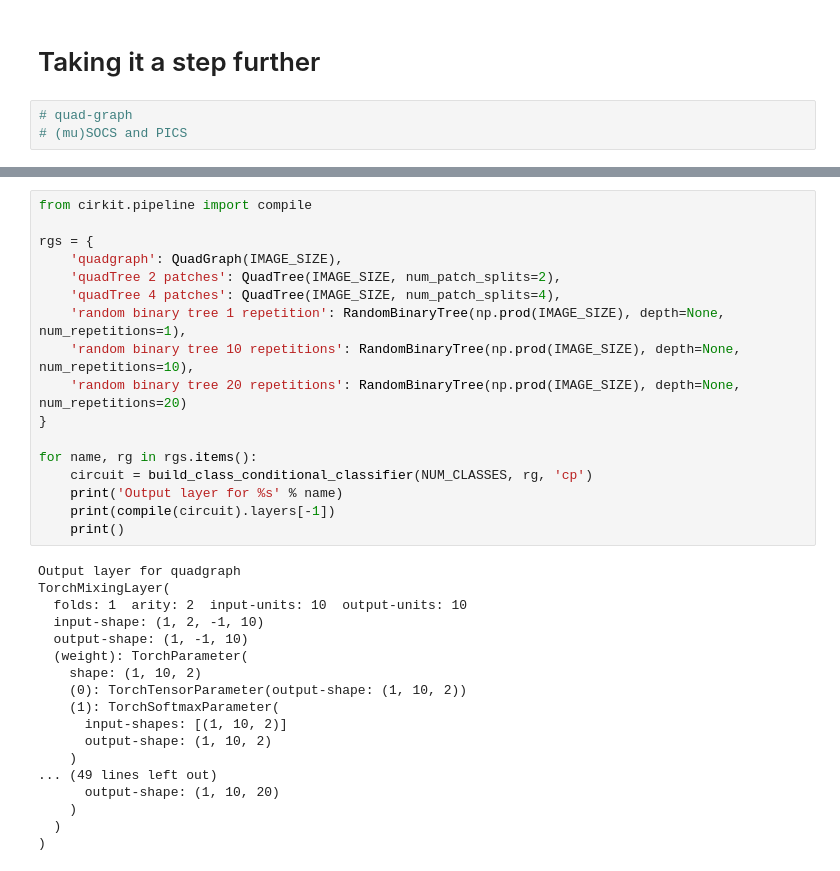
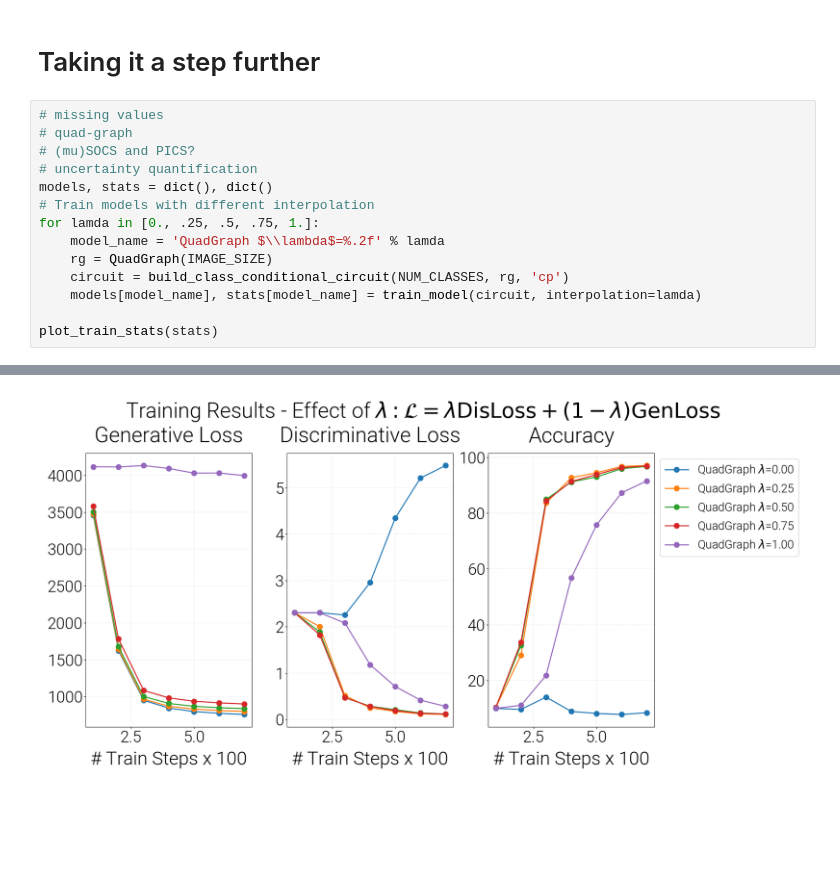
Before and after one commit to april-tools/cirkit, a Jupyter notebook: notebooks/generative-circuit.ipynb, the cells around one changed output, grey strips where cells are left out. Drawn from its saved outputs; the diff is of its cells as text; blank space fills up the shorter version.

```diff
--- a/notebooks/generative-circuit.ipynb
+++ b/notebooks/generative-circuit.ipynb
@@ -415,5 +522,17 @@ Bits per dimension: 1.206
 # %% [markdown]
 # Taking it a step further
 # %%
+# missing values
 # quad-graph
-# (mu)SOCS and PICS
+# (mu)SOCS and PICS?
+# uncertainty quantification
+models, stats = dict(), dict()
+# Train models with different interpolation
+for lamda in [0., .25, .5, .75, 1.]:
+    model_name = 'QuadGraph $\\lambda$=%.2f' % lamda
+    rg = QuadGraph(IMAGE_SIZE)
+    circuit = build_class_conditional_circuit(NUM_CLASSES, rg, 'cp')
+    models[model_name], stats[model_name] = train_model(circuit, interpolation=lamda)
+
+plot_train_stats(stats)
+# %% [output]
@@ -420,35 +556 @@ Bits per dimension: 1.206
+[figure, added]
-# %%
-from cirkit.pipeline import compile
-
-rgs = {
-    'quadgraph': QuadGraph(IMAGE_SIZE),
-    'quadTree 2 patches': QuadTree(IMAGE_SIZE, num_patch_splits=2),
-    'quadTree 4 patches': QuadTree(IMAGE_SIZE, num_patch_splits=4),
-    'random binary tree 1 repetition': RandomBinaryTree(np.prod(IMAGE_SIZE), depth=None, num_repetitions=1),
-    'random binary tree 10 repetitions': RandomBinaryTree(np.prod(IMAGE_SIZE), depth=None, num_repetitions=10),
-    'random binary tree 20 repetitions': RandomBinaryTree(np.prod(IMAGE_SIZE), depth=None, num_repetitions=20)
-}
-
-for name, rg in rgs.items():
-    circuit = build_class_conditional_classifier(NUM_CLASSES, rg, 'cp')
-    print('Output layer for %s' % name)
-    print(compile(circuit).layers[-1])
-    print()
-# %% [output]
-Output layer for quadgraph
-TorchMixingLayer(
-  folds: 1  arity: 2  input-units: 10  output-units: 10
-  input-shape: (1, 2, -1, 10)
-  output-shape: (1, -1, 10)
-  (weight): TorchParameter(
-    shape: (1, 10, 2)
-    (0): TorchTensorParameter(output-shape: (1, 10, 2))
-    (1): TorchSoftmaxParameter(
-      input-shapes: [(1, 10, 2)]
-      output-shape: (1, 10, 2)
-    )
-... (49 lines left out)
-      output-shape: (1, 10, 20)
-    )
-  )
-)
```
Also changed, not shown: parts of 13 cells of this notebook.
